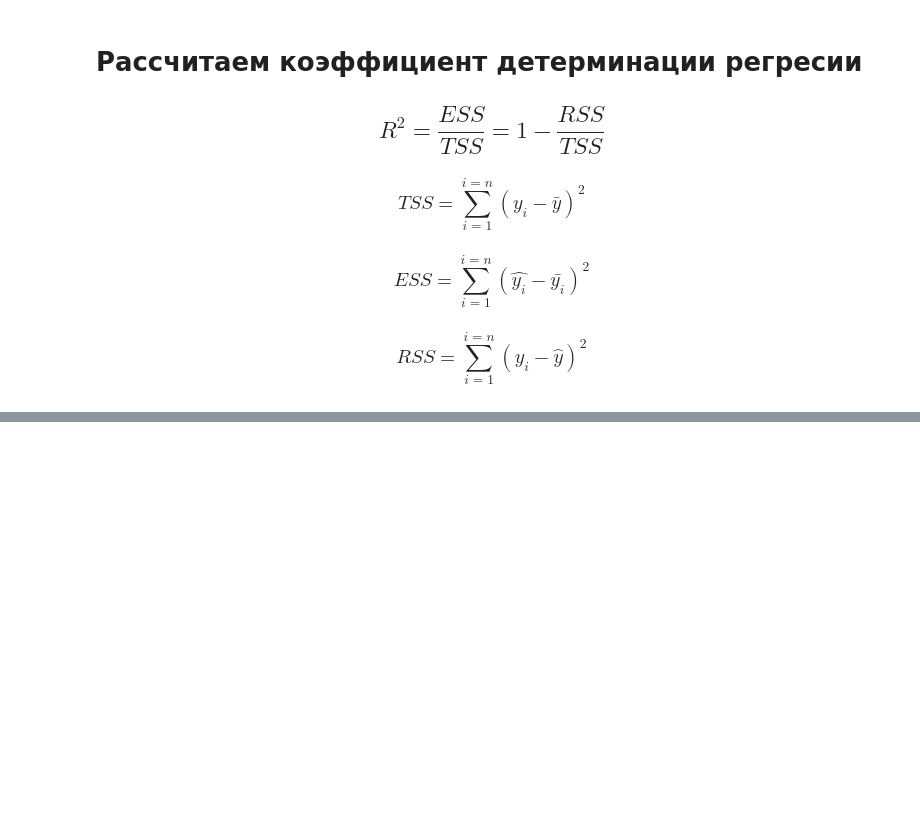
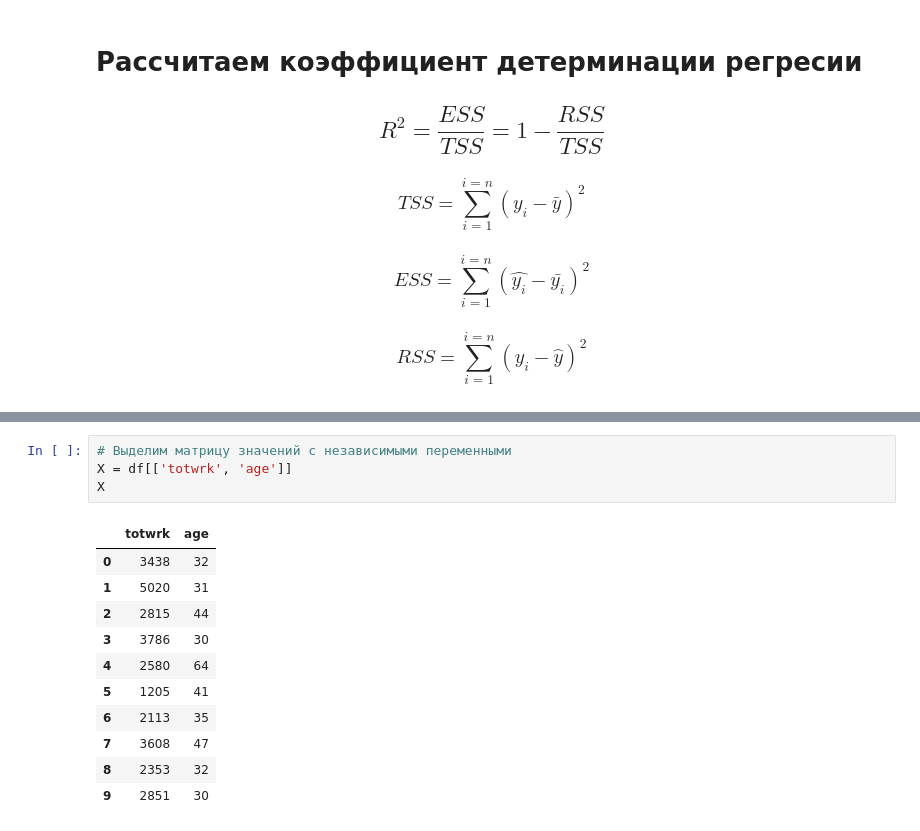
Before and after one commit to artamonoff/econometrica-spring23, a Jupyter notebook: python-notebooks/OLS.ipynb, the cells around one changed output, grey strips where cells are left out. Cells and saved outputs as stored; diff of their text form; blank space fills up the shorter version.

```diff
--- a/python-notebooks/OLS.ipynb
+++ b/python-notebooks/OLS.ipynb
@@ -98,0 +126,16 @@ R2det
+# %%
+# Выделим матрицу значений с независимыми переменными
+X = df[['totwrk', 'age']]
+X
+# %% [output]
+|  | totwrk | age |
+| 0 | 3438 | 32 |
+| 1 | 5020 | 31 |
+| 2 | 2815 | 44 |
+| 3 | 3786 | 30 |
+| 4 | 2580 | 64 |
+| 5 | 1205 | 41 |
+| 6 | 2113 | 35 |
+| 7 | 3608 | 47 |
+| 8 | 2353 | 32 |
+| 9 | 2851 | 30 |
```
Also changed, not shown: parts of 19 cells of this notebook.
